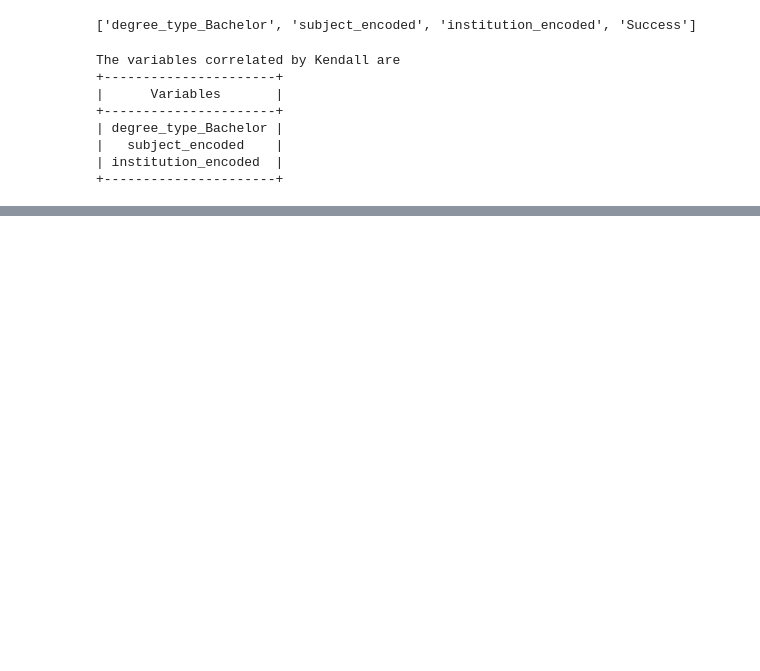
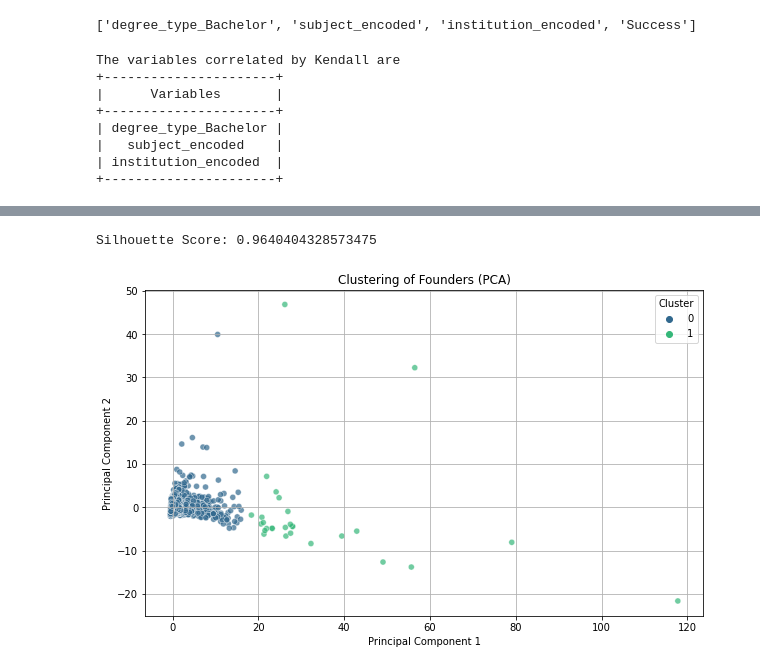
Before and after one commit to MarcLlopart/VC-Investments-Analysis, a Jupyter notebook: 3_founders.ipynb, the cells around one changed output, grey strips where cells are left out. Drawn from its saved outputs; the diff is of its cells as text; code cells hidden in the pictures; blank space fills up the shorter version.

```diff
--- a/3_founders.ipynb
+++ b/3_founders.ipynb
@@ -374,0 +401,23 @@ KeyError: 'subject_encoded'
+# %%
+from sklearn.metrics import silhouette_score
+# Create a DataFrame with PCA results and cluster labels
+pca_df = pd.DataFrame(data=pca_result, columns=['PC1', 'PC2'])
+pca_df['Cluster'] = clusters
+
+# Compute silhouette score
+silhouette_avg = silhouette_score(pca_df.drop(['Cluster'], axis=1), pca_df['Cluster'])
+print("Silhouette Score:", silhouette_avg)
+
+
+# Visualize the clusters
+plt.figure(figsize=(10, 6))
+sns.scatterplot(data=pca_df, x='PC1', y='PC2', hue='Cluster', palette='viridis', alpha=0.7)
+plt.title('Clustering of Founders (PCA)')
+plt.xlabel('Principal Component 1')
+plt.ylabel('Principal Component 2')
+plt.legend(title='Cluster')
+plt.grid(True)
+plt.show()
+# %% [output]
+Silhouette Score: 0.9640404328573475
+[figure, added]
```
Also changed, not shown: parts of 4 cells of this notebook.
